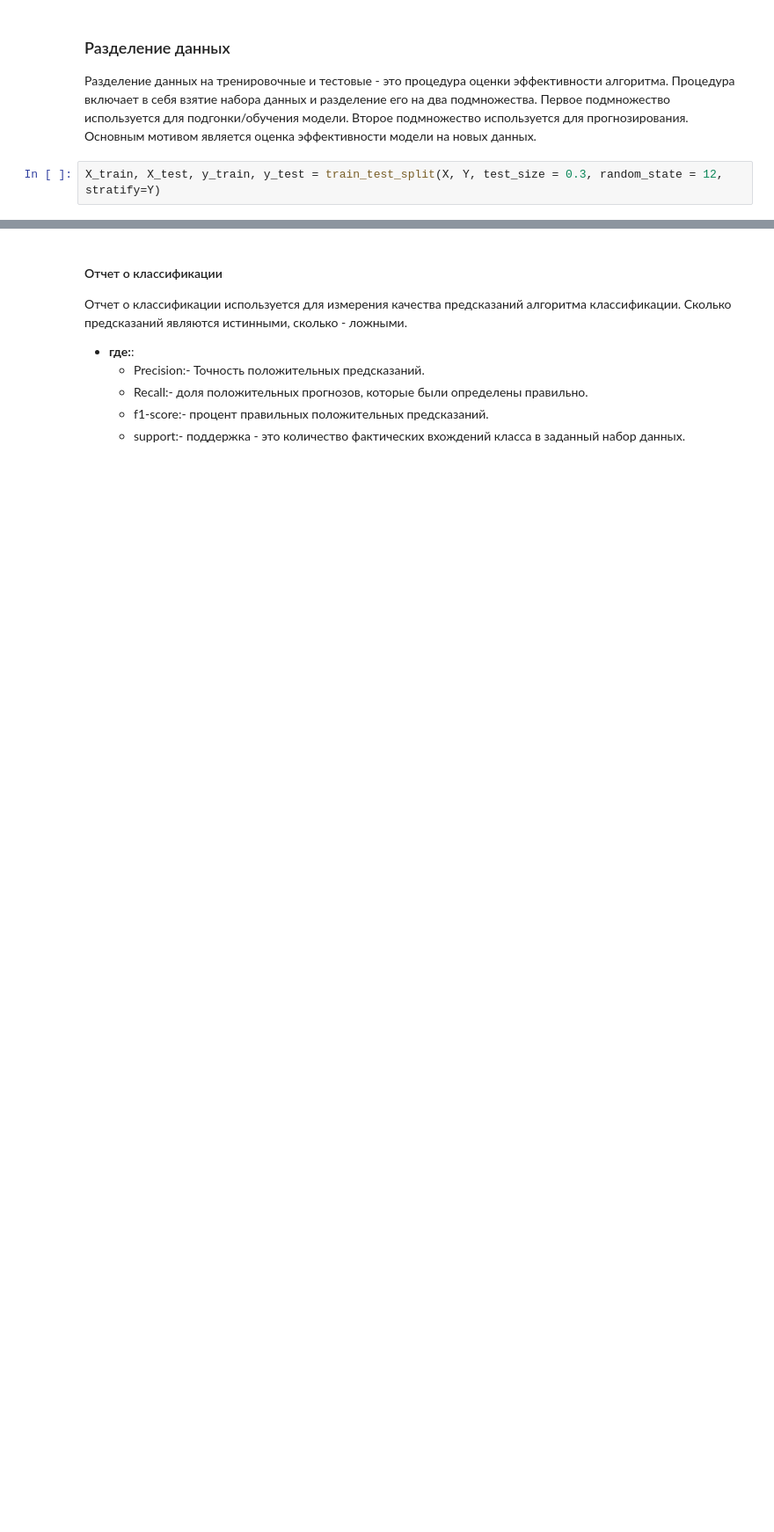
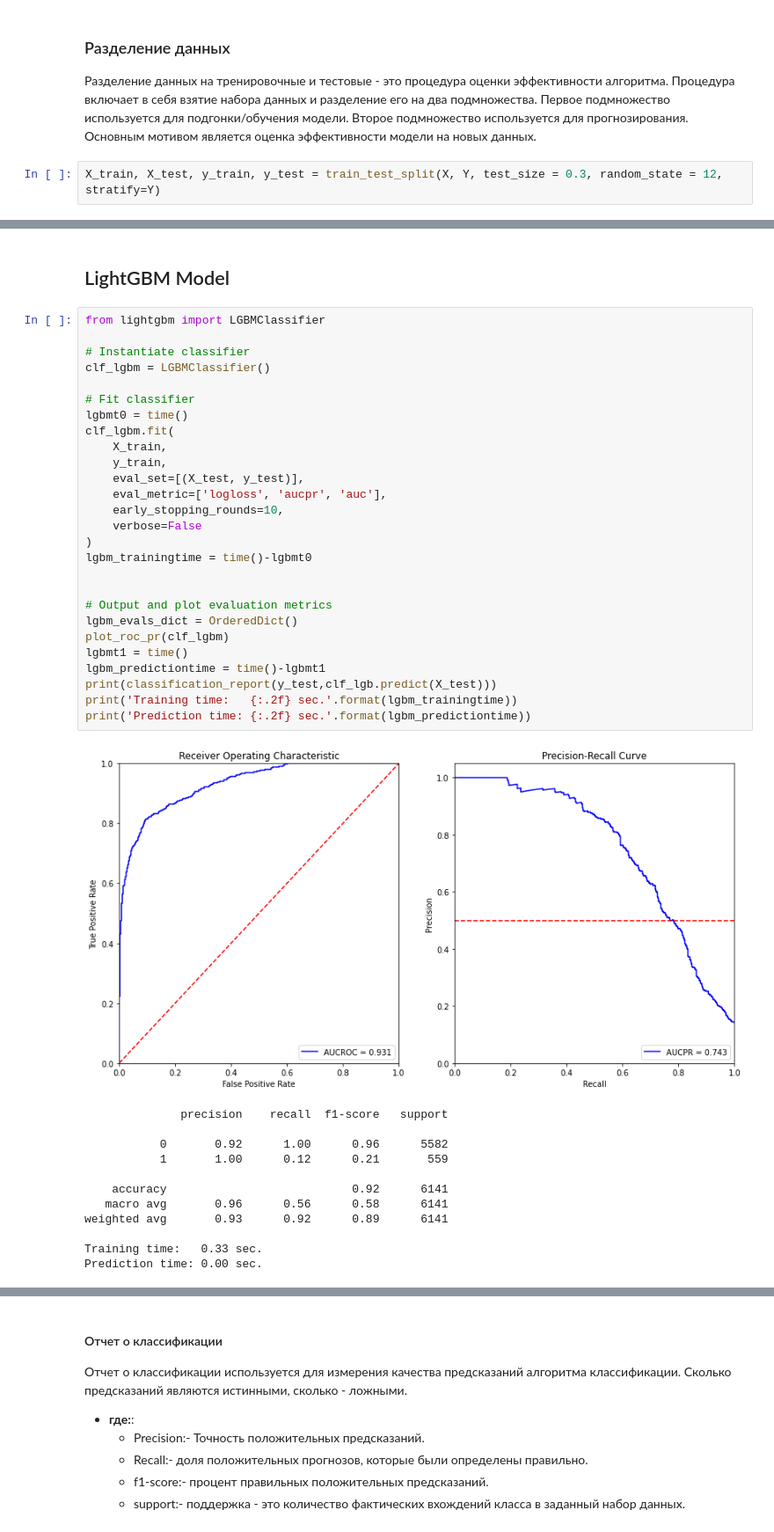
Before and after one commit to loverberg/portfolio, a Jupyter notebook: Big_Data_MTC/XGBoostClassifier.ipynb, the cells around one changed output, grey strips where cells are left out. Shown at 88% size. Cells and saved outputs as stored; diff of their text form; blank space fills up the shorter version.

```diff
--- a/Big_Data_MTC/XGBoostClassifier.ipynb
+++ b/Big_Data_MTC/XGBoostClassifier.ipynb
@@ -412,0 +309,42 @@ plot_confusion_matrix(cat,X_test,y_test,cmap=plt.cm.Blues)
+# %% [markdown]
+## LightGBM Model
+# %%
+from lightgbm import LGBMClassifier
+
+# Instantiate classifier
+clf_lgbm = LGBMClassifier()
+
+# Fit classifier
+lgbmt0 = time()
+clf_lgbm.fit(
+    X_train,
+    y_train,
+    eval_set=[(X_test, y_test)],
+    eval_metric=['logloss', 'aucpr', 'auc'],
+    early_stopping_rounds=10,
+    verbose=False
+)
+lgbm_trainingtime = time()-lgbmt0
+
+
+# Output and plot evaluation metrics
+lgbm_evals_dict = OrderedDict()
+plot_roc_pr(clf_lgbm)
+lgbmt1 = time()
+lgbm_predictiontime = time()-lgbmt1
+print(classification_report(y_test,clf_lgb.predict(X_test)))
+print('Training time:   {:.2f} sec.'.format(lgbm_trainingtime))
+print('Prediction time: {:.2f} sec.'.format(lgbm_predictiontime))
+# %% [output]
+[figure, added]
+              precision    recall  f1-score   support
+
+           0       0.92      1.00      0.96      5582
+           1       1.00      0.12      0.21       559
+
+    accuracy                           0.92      6141
+   macro avg       0.96      0.56      0.58      6141
+weighted avg       0.93      0.92      0.89      6141
+
+Training time:   0.33 sec.
+Prediction time: 0.00 sec.
```
Also changed, not shown: parts of 39 cells of this notebook, 6 other files.
